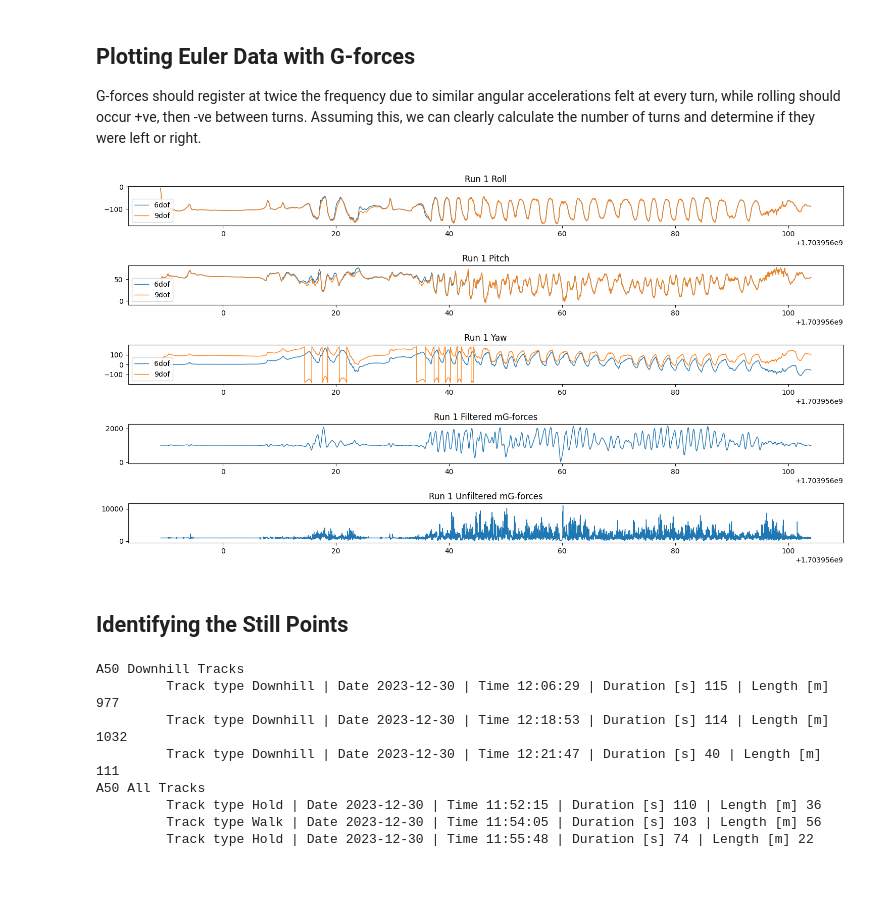
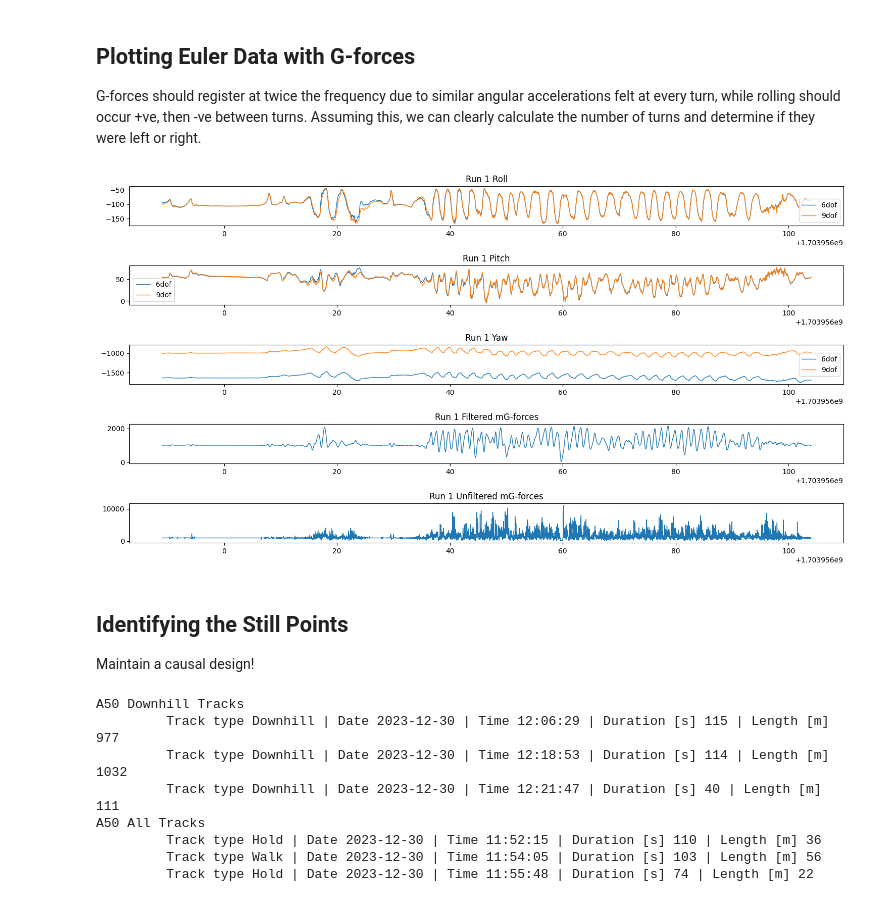
Before and after one commit to Nagillimi/Skiing-Logging, a Jupyter notebook: PROCESSING/algorithm_sensor_body_frame_reorientation.ipynb, the cells around one changed output. Cells and saved outputs as stored; diff of their text form; code cells hidden in the pictures.

```diff
--- a/PROCESSING/algorithm_sensor_body_frame_reorientation.ipynb
+++ b/PROCESSING/algorithm_sensor_body_frame_reorientation.ipynb
@@ -37,34 +34,36 @@ run1_2023_12_30_euler9 = run1.euler9
 # %%
 plt.rc('lines', linewidth=1)
 fig, ax = plt.subplots(5, figsize=(15, 8))
 
-ax[0].plot(run1.time, run1_2023_12_30_euler6[:, 0], label='6dof')
-ax[0].plot(run1.time, run1_2023_12_30_euler9[:, 0], label='9dof')
+ax[0].plot(run1.time, run1.euler6[:, 0], label='6dof')
+ax[0].plot(run1.time, run1.euler9[:, 0], label='9dof')
 ax[0].set_title('Run 1 Roll', wrap=True)
 ax[0].legend()
 
-ax[1].plot(run1.time, run1_2023_12_30_euler6[:, 1], label='6dof')
-ax[1].plot(run1.time, run1_2023_12_30_euler9[:, 1], label='9dof')
+ax[1].plot(run1.time, run1.euler6[:, 1], label='6dof')
+ax[1].plot(run1.time, run1.euler9[:, 1], label='9dof')
 ax[1].set_title('Run 1 Pitch', wrap=True)
 ax[1].legend()
 
-ax[2].plot(run1.time, run1_2023_12_30_euler6[:, 2], label='6dof')
-ax[2].plot(run1.time, run1_2023_12_30_euler9[:, 2], label='9dof')
+ax[2].plot(run1.time, run1.euler6[:, 2], label='6dof')
+ax[2].plot(run1.time, run1.euler9[:, 2], label='9dof')
 ax[2].set_title('Run 1 Yaw', wrap=True)
 ax[2].legend()
 
 ax[3].plot(run1.time, run1.mG_lpf())
 ax[3].set_title('Run 1 Filtered mG-forces', wrap=True)
 
 ax[4].plot(run1.time, run1.mG)
 ax[4].set_title('Run 1 Unfiltered mG-forces', wrap=True)
 
 plt.tight_layout()
 plt.show()
 # %% [output]
-[figure, old version]
+[figure, new version]
 # %% [markdown]
 ## Identifying the Still Points
+
+Maintain a causal design!
 # %%
 _, _, _, tile_2023_12_30 = load_2023_12_30(split_tile=False)
 # %% [output]
```
Also changed, not shown: parts of 33 cells of this notebook, 8 other files.
